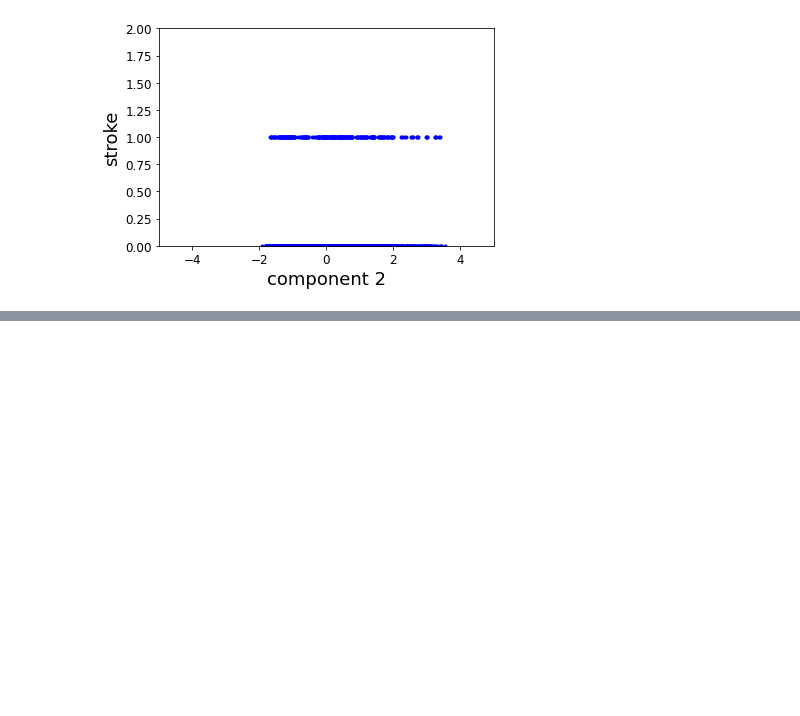
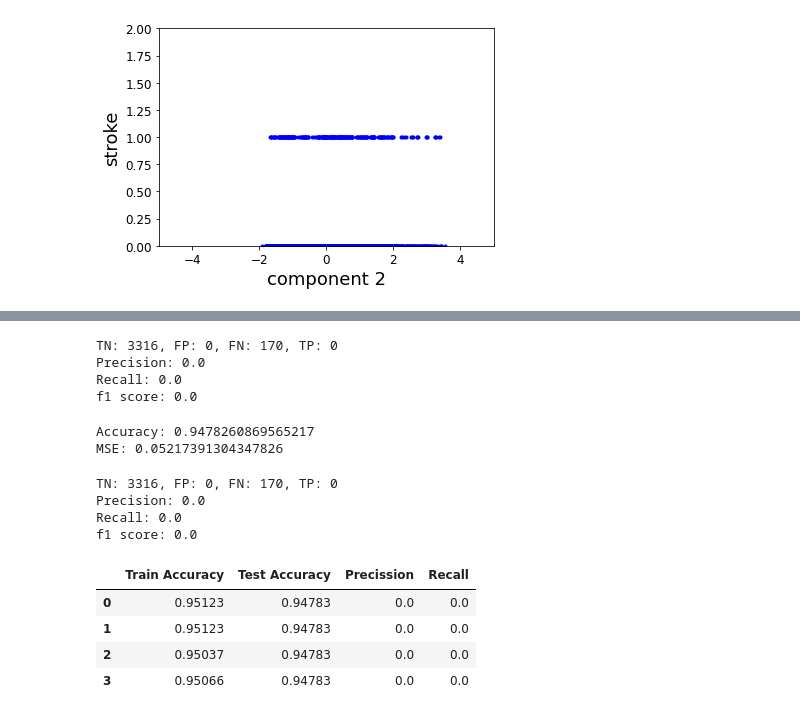
Before and after one commit to Lisnivia/F21DL, a Jupyter notebook: Lab 9.ipynb, the cells around one changed output, grey strips where cells are left out. Saved outputs shown, nothing was run; the diff lists cells and outputs as text; code cells hidden in the pictures; blank space fills up the shorter version.

```diff
--- a/Lab 9.ipynb
+++ b/Lab 9.ipynb
@@ -122,0 +224,40 @@ plt.show()
+# %%
+y_train_pred = cross_val_predict(log_reg, X_train, y_train)
+tn, fp, fn, tp = confusion_matrix(y_train, y_train_pred).ravel()
+print("TN: %.0f" % tn + ", FP: %.0f" % fp + ", FN: %.0f" % fn + ", TP: %.0f" % tp)
+print("Precision:",precision_score(y_train, y_train_pred, zero_division=0))
+print("Recall:", recall_score(y_train, y_train_pred, zero_division=0))
+print("f1 score:", f1_score(y_train, y_train_pred, zero_division=0))
+# %% [output]
+TN: 3316, FP: 0, FN: 170, TP: 0
+Precision: 0.0
+Recall: 0.0
+f1 score: 0.0
+# %%
+X = brain.iloc[:, :8]
+y = brain.iloc[:, 8]
+
+scaler = MinMaxScaler() #saga solver requires features to be scaled for model conversion
+X = scaler.fit_transform(X)
+
+X_train, X_test, y_train, y_test = train_test_split(X, y, test_size=0.3, random_state=42)
+
+log_reg = LogisticRegression(solver='lbfgs', max_iter=1000)
+y_pred = log_reg.fit(X_train, y_train).predict(X_test)
+print("Accuracy:",accuracy_score(y_test, y_pred))
+print("MSE:",mean_squared_error(y_test,  y_pred))
+# %% [output]
+Accuracy: 0.9478260869565217
+MSE: 0.05217391304347826
+# %%
+y_train_pred = cross_val_predict(log_reg, X_train, y_train)
+tn, fp, fn, tp = confusion_matrix(y_train, y_train_pred).ravel()
+print("TN: %.0f" % tn + ", FP: %.0f" % fp + ", FN: %.0f" % fn + ", TP: %.0f" % tp)
+print("Precision:",precision_score(y_train, y_train_pred, zero_division=0))
+print("Recall:", recall_score(y_train, y_train_pred, zero_division=0))
+print("f1 score:", f1_score(y_train, y_train_pred, zero_division=0))
+# %% [output]
+TN: 3316, FP: 0, FN: 170, TP: 0
+Precision: 0.0
+Recall: 0.0
+f1 score: 0.0
@@ -122,0 +267,36 @@ plt.show()
+# %%
+X = brain.iloc[:, :8]
+y = brain.iloc[:, 8]
+
+
+X_train, X_test, y_train, y_test = train_test_split(X, y, test_size=0.3, random_state=42)
+
+clf = [
+    LogisticRegression(solver='newton-cg',penalty='none',max_iter=1000),
+    LogisticRegression(solver='lbfgs',penalty='none',max_iter=1000),
+    LogisticRegression(solver='sag',penalty='none',max_iter=1000),
+    LogisticRegression(solver='saga',penalty='none',max_iter=1000)
+    ]
+clf_columns = []
+clf_compare = pd.DataFrame(columns = clf_columns)
+
+row_index = 0
+for alg in clf:
+
+    predicted = alg.fit(X_train, y_train).predict(X_test)
+    clf_name = alg.__class__.__name__
+    clf_compare.loc[row_index, 'Train Accuracy'] = round(alg.score(X_train, y_train), 5)
+    clf_compare.loc[row_index, 'Test Accuracy'] = round(alg.score(X_test, y_test), 5)
+    clf_compare.loc[row_index, 'Precission'] = round(precision_score(y_test, predicted, zero_division=0),5)
+    clf_compare.loc[row_index, 'Recall'] = round(recall_score(y_test, predicted, zero_division=0),5)
+
+    row_index+=1
+
+clf_compare.sort_values(by = ['Test Accuracy'], ascending = False, inplace = True)
+clf_compare
+# %% [output]
+|  | Train Accuracy | Test Accuracy | Precission | Recall |
+| 0 | 0.95123 | 0.94783 | 0.0 | 0.0 |
+| 1 | 0.95123 | 0.94783 | 0.0 | 0.0 |
+| 2 | 0.95037 | 0.94783 | 0.0 | 0.0 |
+| 3 | 0.95066 | 0.94783 | 0.0 | 0.0 |
```
Also changed, not shown: parts of 24 cells of this notebook, 7 other files.
